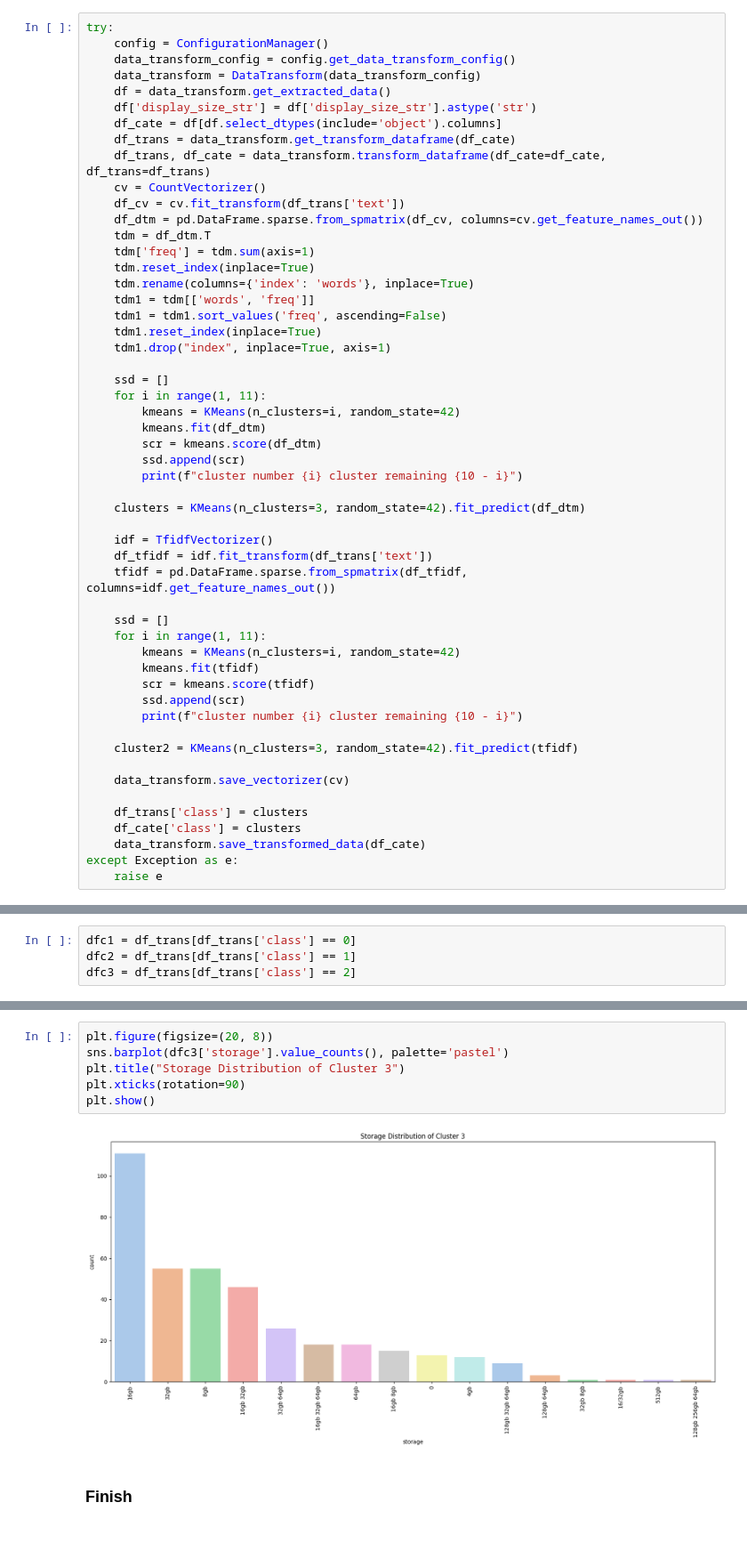
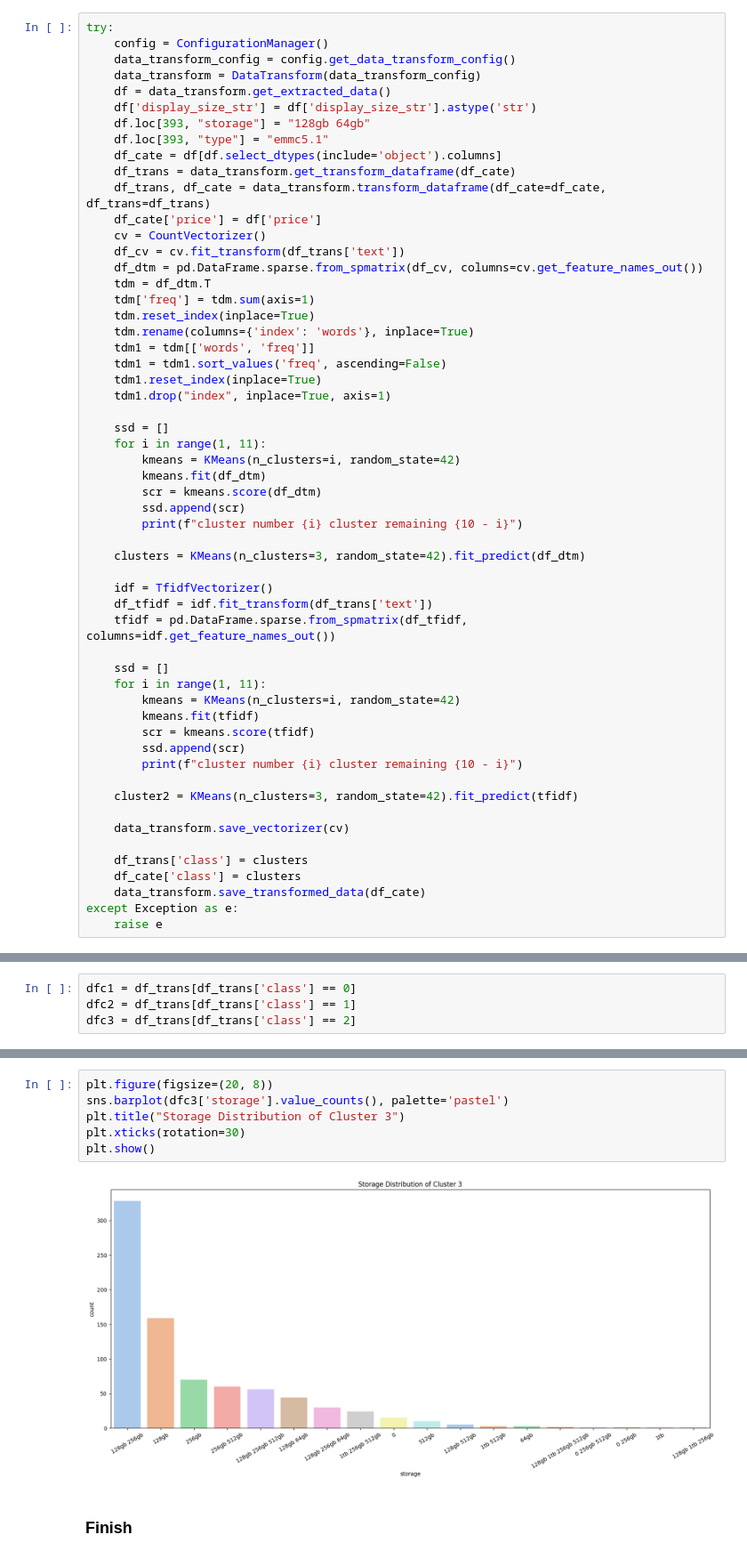
Before and after one commit to rushin236/Phone_Recommendation_System, a Jupyter notebook: research/04_data_transform.ipynb, the cells around one changed output, grey strips where cells are left out. Shown at 89% size. Cells and saved outputs as stored; diff of their text form.

```diff
--- a/research/04_data_transform.ipynb
+++ b/research/04_data_transform.ipynb
@@ -131,9 +131,12 @@ try:
     data_transform = DataTransform(data_transform_config)
     df = data_transform.get_extracted_data()
     df['display_size_str'] = df['display_size_str'].astype('str')
+    df.loc[393, "storage"] = "128gb 64gb"
+    df.loc[393, "type"] = "emmc5.1"
     df_cate = df[df.select_dtypes(include='object').columns]
     df_trans = data_transform.get_transform_dataframe(df_cate)
     df_trans, df_cate = data_transform.transform_dataframe(df_cate=df_cate, df_trans=df_trans)
+    df_cate['price'] = df['price']
     cv = CountVectorizer()
     df_cv = cv.fit_transform(df_trans['text'])
     df_dtm = pd.DataFrame.sparse.from_spmatrix(df_cv, columns=cv.get_feature_names_out())
@@ -567,10 +585,10 @@ plt.show()
 # %%
 plt.figure(figsize=(20, 8))
 sns.barplot(dfc3['storage'].value_counts(), palette='pastel')
 plt.title("Storage Distribution of Cluster 3")
-plt.xticks(rotation=90)
+plt.xticks(rotation=30)
 plt.show()
 # %% [output]
-[figure, old version]
+[figure, new version]
 # %% [markdown]
 ### Finish
```
Also changed, not shown: parts of 42 cells of this notebook, 22 other files.
